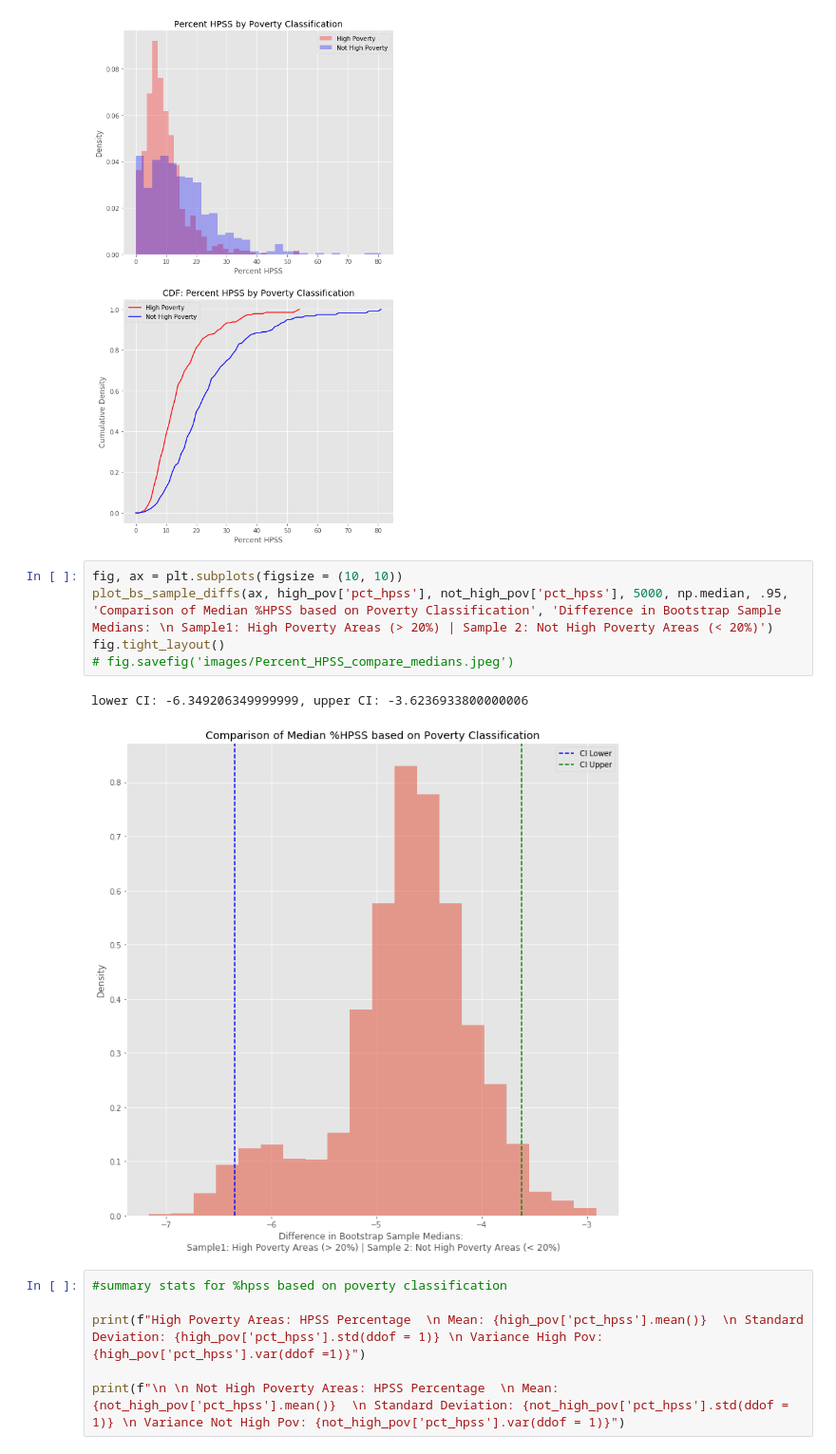
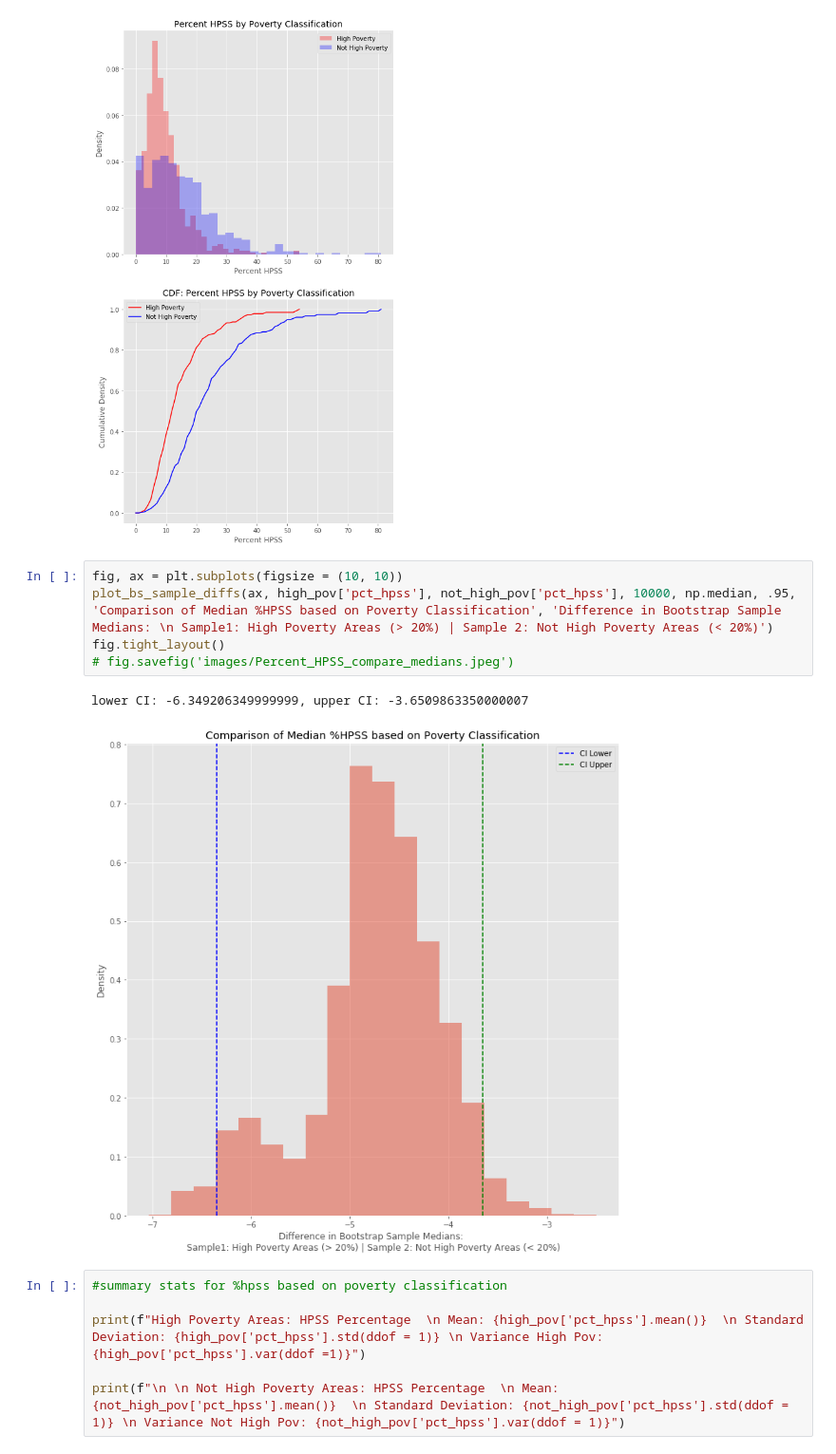
Before and after one commit to jamiewessels/Philly_Food_Access, a Jupyter notebook: notebooks/Exploratory_Data_Analysis.ipynb, the cells around one changed output. Shown at 95% size. Cells and saved outputs as stored; diff of their text form.

```diff
--- a/notebooks/Exploratory_Data_Analysis.ipynb
+++ b/notebooks/Exploratory_Data_Analysis.ipynb
@@ -635,12 +644,12 @@ plt.show();
 [figure]
 # %%
 fig, ax = plt.subplots(figsize = (10, 10))
-plot_bs_sample_diffs(ax, high_pov['pct_hpss'], not_high_pov['pct_hpss'], 5000, np.median, .95, 'Comparison of Median %HPSS based on Poverty Classification', 'Difference in Bootstrap Sample Medians: \n Sample1: High Poverty Areas (> 20%) | Sample 2: Not High Poverty Areas (< 20%)')
+plot_bs_sample_diffs(ax, high_pov['pct_hpss'], not_high_pov['pct_hpss'], 10000, np.median, .95, 'Comparison of Median %HPSS based on Poverty Classification', 'Difference in Bootstrap Sample Medians: \n Sample1: High Poverty Areas (> 20%) | Sample 2: Not High Poverty Areas (< 20%)')
 fig.tight_layout()
 # fig.savefig('images/Percent_HPSS_compare_medians.jpeg')
 # %% [output]
-lower CI: -6.349206349999999, upper CI: -3.6236933800000006
+lower CI: -6.349206349999999, upper CI: -3.6509863350000007
-[figure, old version]
+[figure, new version]
 # %%
 #summary stats for %hpss based on poverty classification
 
```
Also changed, not shown: parts of 13 cells of this notebook.
